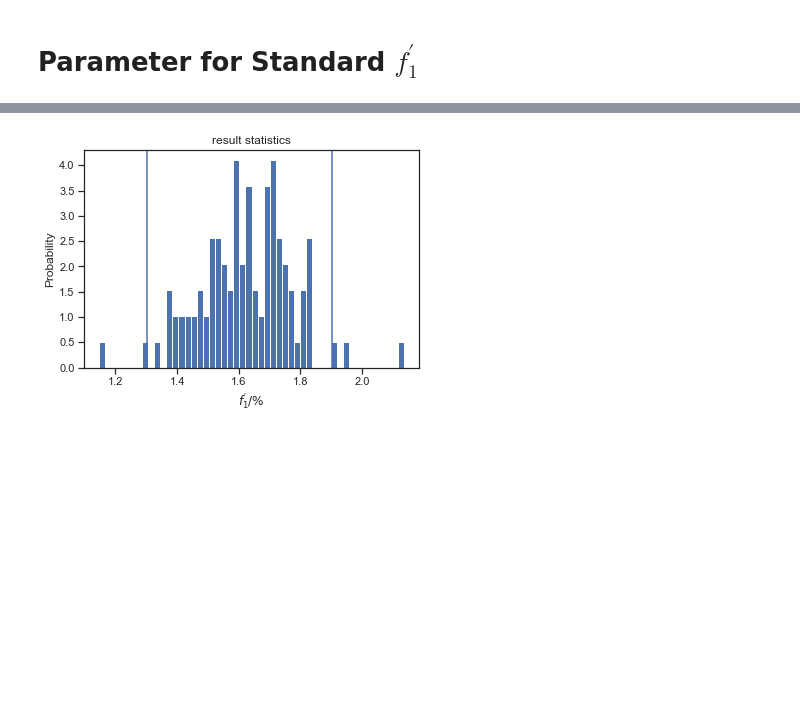
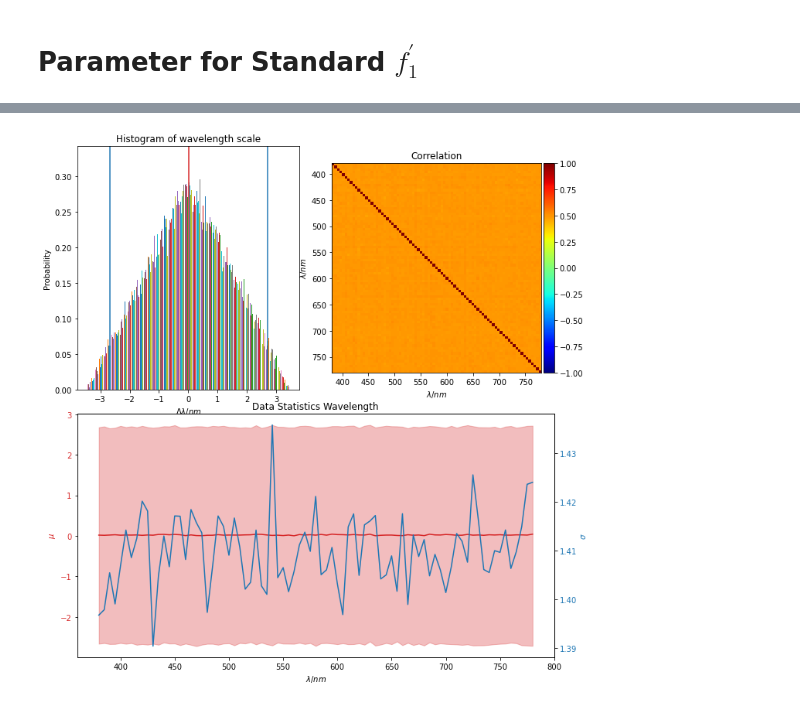
Before and after one commit to empir19nrm02/empir19nrm02, a Jupyter notebook: empir19nrm02/Jupyter/MCTest.ipynb, the cells around one changed output, grey strips where cells are left out. Drawn from its saved outputs; the diff is of its cells as text; code cells hidden in the pictures; blank space fills up the shorter version.

Commit message:
A lot of changes. New graphs and evaluations. Creating functions for better overview. Problems with ax.hist() function - sometimes not working.

```diff
--- a/empir19nrm02/Jupyter/MCTest.ipynb
+++ b/empir19nrm02/Jupyter/MCTest.ipynb
@@ -22,7 +21,7 @@ iObserverOffset = 1
 wlResolution = 5
 wlStart = 380
 wlStop = 780
-trials = 100
+trials = 10000
 # %%
 def plotHistScales( data, fig=None, ax=None, bins=50, density=True,
              title='Title', xLabel='xLabel', yLabel=None):
@@ -104,3 +150,18 @@ def analyse_stat( spectrumMC, fig=None, ax=None, scalewl=True, scaleValue=False)
+# %%
+def seaborn_plot_result( loc_result):
+
+    disp_array_count, step = get_data_step( loc_result.shape[1])
+    disp_array = np.zeros((3, disp_array_count-1))
+    for i in range(disp_array_count-1):
+        disp_array[0,i]=loc_result[0, i*step+1] / loc_result[0,0]
+        disp_array[1,i]=loc_result[1, i*step+1] - loc_result[1,0]
+        disp_array[2,i]=loc_result[2, i*step+1] - loc_result[2,0]
+
+    sns.set_theme(style="ticks")
+    df = pd.DataFrame(data=disp_array.T, columns=['$Y_{\mathrm{rel}} / A.U.$','$\Delta x$','$\Delta y$'])
+    grid=sns.pairplot(df, corner=True)
+    plotTitle='Observation Yxy result'
+    grid.fig.suptitle( plotTitle.format())
 # %%
 lxCmf = lx._CMF['1931_2']
 lxCmfInterpolate = lx.cie_interp(lxCmf['bar'], \
@@ -112,8 +173,6 @@ wl=lxCmfInterpolate[0].reshape(1,res)
 value=lxCmfInterpolate[2].reshape(1,res)
 spd_init = np.r_[wl, value]
 
-mcComponents = 1
-
 mc_enable = { 'wl_noise_nc': True,
               'wl_noise_c': True,
               'value_noise_nc': True,
@@ -121,38 +180,53 @@ mc_enable = { 'wl_noise_nc': True,
               'all': True,
               }
 
-for iMC in mc_enable:
+array_mc = np.ndarray((trials,),dtype=object)
+result1 = np.zeros( trials)
+result3 = np.zeros( (3, trials))
+
+for iMC in ['all']:
+#for iMC in mc_enable:
     if mc_enable[iMC] == False: continue
 
-    array = np.ndarray((trials,),dtype=object)
-    result1 = np.zeros( trials)
-    result3 = np.zeros( (3, trials))
+    result1.fill(0)
+    result3.fill(0)
 
     for i in range(trials):
-        array[i] = McSpectrumX(spd_init)
+        array_mc[i] = McSpectrumX(spd_init)
 
-    #left the first one without noise
-    result1[0] = py_f1PrimeG( array[0].spd.wl, array[0].spd.value)
-    result3[:,0] = lx.xyz_to_Yxy(array[0].spd.to_xyz(relative=False).value)
+    for i in range(0, trials):
+        # no noise for the first item as reference for later investigations
+        if i != 0:
+            if mc_enable['wl_noise_nc'] and (iMC == 'wl_noise_nc' or iMC == 'all'):
+                #print( 'wl_noise_nc')
+                array_mc[i].add_wl_noise_nc( 0., 1., distribution='uniform')
+            if mc_enable['wl_noise_c'] and (iMC == 'wl_noise_c' or iMC == 'all'):
+                #print( 'wl_noise_c')
+                array_mc[i].add_wl_noise_c( 0., 1., distribution='uniform')
+            if mc_enable['value_noise_nc'] and (iMC == 'value_noise_nc' or iMC == 'all'):
+                #print( 'value_noise_nc')
+                array_mc[i].add_value_noise_nc( 0., 0.01, distribution='normal')
+            if mc_enable['value_noise_c'] and (iMC == 'value_noise_c' or iMC == 'all'):
+                #print( 'value_noise_c')
+                array_mc[i].add_value_noise_c( 0., 0.01, distribution='normal')
 
-    if iMC==mcComponents: final_run = True
-    for i in range(1, trials):
-        if mc_enable['wl_noise_nc'] and (iMC == 'wl_noise_nc' or iMC == 'all'):
-            array[i].add_wl_noise_nc(array[0], 0., 1., distribution='uniform')
-        if mc_enable['wl_noise_c'] and (iMC == 'wl_noise_c' or iMC == 'all'):
-            array[i].add_wl_noise_c(array[0], 0., 1., distribution='uniform')
-        if mc_enable['value_noise_nc'] and (iMC == 'value_noise_nc' or iMC == 'all'):
-            array[i].add_value_noise_nc(array[0], 0., 0.01, distribution='normal')
-        if mc_enable['value_noise_c'] and (iMC == 'value_noise_c' or iMC == 'all'):
-            array[i].add_value_noise_c(array[0], 0., 0.01, distribution='normal')
-
-        result1[i] = py_f1PrimeG(array[i].spd.wl, array[i].spd.value)
-        result3[:,i] = lx.xyz_to_Yxy(array[i].spd.to_xyz(relative=False).value)
+        result1[i] = py_f1PrimeG(array_mc[i].spd.wl, array_mc[i].spd.value)
+        result3[:,i] = lx.xyz_to_Yxy(array_mc[i].spd.to_xyz(relative=False).value)
 
 
-    print("i=", iMC)
-    #analyse_stat( array, scalewl=True, scaleValue=False)
-    #analyse_stat( array, scalewl=False, scaleValue=True)
+print("i=", iMC)
+scale_to_reference = True
 
-    plotHistScales( 100.*result1, title = "result statistics", xLabel="$f_{1}^{'} / \%$")
+analyse = array2analyse(array_mc, wavelength_stat = False, scale_to_ref=scale_to_reference)
+print('Statistic for the wavelength scale')
+analyse_stat( array_mc, wavelength_stat = True, scale_to_ref=scale_to_reference)
+plotHistScalesWl( analyse)
+
+print('Statistic for the value scale')
+analyse_stat( array_mc, wavelength_stat = False, scale_to_ref=scale_to_reference)
+plotHistScalesValue( analyse)
+
+print('Statistic for the scalar result')
+plotHistScales( 100.*result1, title = "result statistics", xLabel="$f_{1}^{'} / \%$")
+seaborn_plot_result( result3)
 # %% [output]
@@ -160 +236 @@ i= wl_noise_nc
-[figure, old version]
+[figure, new version]
```
Also changed, not shown: parts of 11 cells of this notebook.
